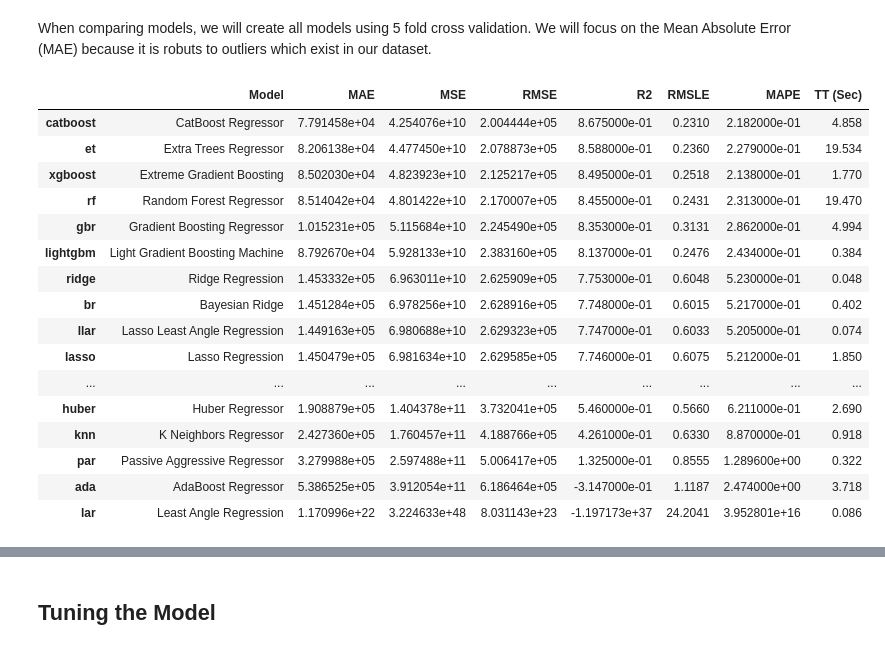
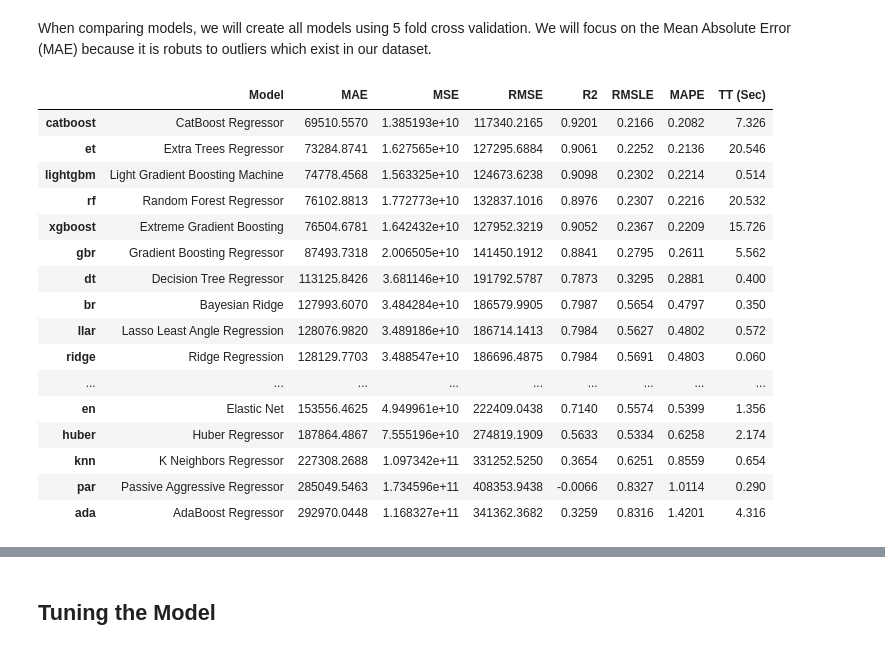
Before and after one commit to elvanselvano/purwadhika-final-project, a Jupyter notebook: notebooks/05_methodology.ipynb, the cells around one changed output, grey strips where cells are left out. Drawn from its saved outputs; the diff is of its cells as text; code cells hidden in the pictures.

```diff
--- a/notebooks/05_methodology.ipynb
+++ b/notebooks/05_methodology.ipynb
@@ -142,25 +179,25 @@ regression_setup = reg.setup(data=dataset, target='PRICE', session_id=42, use_gp
 # %% [markdown]
 When comparing models, we will create all models using 5 fold cross validation. We will focus on the Mean Absolute Error (MAE) because it is robuts to outliers which exist in our dataset.
 # %%
-models = compare_models(fold=5)
+models = reg.compare_models(fold=5, sort='MAE')
 # %% [output]
 |  | Model | MAE | MSE | RMSE | R2 | RMSLE | MAPE | TT (Sec) |
-| catboost | CatBoost Regressor | 7.791458e+04 | 4.254076e+10 | 2.004444e+05 | 8.675000e-01 | 0.2310 | 2.182000e-01 | 4.858 |
-| et | Extra Trees Regressor | 8.206138e+04 | 4.477450e+10 | 2.078873e+05 | 8.588000e-01 | 0.2360 | 2.279000e-01 | 19.534 |
-| xgboost | Extreme Gradient Boosting | 8.502030e+04 | 4.823923e+10 | 2.125217e+05 | 8.495000e-01 | 0.2518 | 2.138000e-01 | 1.770 |
-| rf | Random Forest Regressor | 8.514042e+04 | 4.801422e+10 | 2.170007e+05 | 8.455000e-01 | 0.2431 | 2.313000e-01 | 19.470 |
-| gbr | Gradient Boosting Regressor | 1.015231e+05 | 5.115684e+10 | 2.245490e+05 | 8.353000e-01 | 0.3131 | 2.862000e-01 | 4.994 |
-| lightgbm | Light Gradient Boosting Machine | 8.792670e+04 | 5.928133e+10 | 2.383160e+05 | 8.137000e-01 | 0.2476 | 2.434000e-01 | 0.384 |
-| ridge | Ridge Regression | 1.453332e+05 | 6.963011e+10 | 2.625909e+05 | 7.753000e-01 | 0.6048 | 5.230000e-01 | 0.048 |
-| br | Bayesian Ridge | 1.451284e+05 | 6.978256e+10 | 2.628916e+05 | 7.748000e-01 | 0.6015 | 5.217000e-01 | 0.402 |
-| llar | Lasso Least Angle Regression | 1.449163e+05 | 6.980688e+10 | 2.629323e+05 | 7.747000e-01 | 0.6033 | 5.205000e-01 | 0.074 |
-| lasso | Lasso Regression | 1.450479e+05 | 6.981634e+10 | 2.629585e+05 | 7.746000e-01 | 0.6075 | 5.212000e-01 | 1.850 |
+| catboost | CatBoost Regressor | 69510.5570 | 1.385193e+10 | 117340.2165 | 0.9201 | 0.2166 | 0.2082 | 7.326 |
+| et | Extra Trees Regressor | 73284.8741 | 1.627565e+10 | 127295.6884 | 0.9061 | 0.2252 | 0.2136 | 20.546 |
+| lightgbm | Light Gradient Boosting Machine | 74778.4568 | 1.563325e+10 | 124673.6238 | 0.9098 | 0.2302 | 0.2214 | 0.514 |
+| rf | Random Forest Regressor | 76102.8813 | 1.772773e+10 | 132837.1016 | 0.8976 | 0.2307 | 0.2216 | 20.532 |
+| xgboost | Extreme Gradient Boosting | 76504.6781 | 1.642432e+10 | 127952.3219 | 0.9052 | 0.2367 | 0.2209 | 15.726 |
+| gbr | Gradient Boosting Regressor | 87493.7318 | 2.006505e+10 | 141450.1912 | 0.8841 | 0.2795 | 0.2611 | 5.562 |
+| dt | Decision Tree Regressor | 113125.8426 | 3.681146e+10 | 191792.5787 | 0.7873 | 0.3295 | 0.2881 | 0.400 |
+| br | Bayesian Ridge | 127993.6070 | 3.484284e+10 | 186579.9905 | 0.7987 | 0.5654 | 0.4797 | 0.350 |
+| llar | Lasso Least Angle Regression | 128076.9820 | 3.489186e+10 | 186714.1413 | 0.7984 | 0.5627 | 0.4802 | 0.572 |
+| ridge | Ridge Regression | 128129.7703 | 3.488547e+10 | 186696.4875 | 0.7984 | 0.5691 | 0.4803 | 0.060 |
 | ... | ... | ... | ... | ... | ... | ... | ... | ... |
-| huber | Huber Regressor | 1.908879e+05 | 1.404378e+11 | 3.732041e+05 | 5.460000e-01 | 0.5660 | 6.211000e-01 | 2.690 |
-| knn | K Neighbors Regressor | 2.427360e+05 | 1.760457e+11 | 4.188766e+05 | 4.261000e-01 | 0.6330 | 8.870000e-01 | 0.918 |
-| par | Passive Aggressive Regressor | 3.279988e+05 | 2.597488e+11 | 5.006417e+05 | 1.325000e-01 | 0.8555 | 1.289600e+00 | 0.322 |
-| ada | AdaBoost Regressor | 5.386525e+05 | 3.912054e+11 | 6.186464e+05 | -3.147000e-01 | 1.1187 | 2.474000e+00 | 3.718 |
-| lar | Least Angle Regression | 1.170996e+22 | 3.224633e+48 | 8.031143e+23 | -1.197173e+37 | 24.2041 | 3.952801e+16 | 0.086 |
+| en | Elastic Net | 153556.4625 | 4.949961e+10 | 222409.0438 | 0.7140 | 0.5574 | 0.5399 | 1.356 |
+| huber | Huber Regressor | 187864.4867 | 7.555196e+10 | 274819.1909 | 0.5633 | 0.5334 | 0.6258 | 2.174 |
+| knn | K Neighbors Regressor | 227308.2688 | 1.097342e+11 | 331252.5250 | 0.3654 | 0.6251 | 0.8559 | 0.654 |
+| par | Passive Aggressive Regressor | 285049.5463 | 1.734596e+11 | 408353.9438 | -0.0066 | 0.8327 | 1.0114 | 0.290 |
+| ada | AdaBoost Regressor | 292970.0448 | 1.168327e+11 | 341362.3682 | 0.3259 | 0.8316 | 1.4201 | 4.316 |
 # %% [markdown]
 ## Create a Model
 
```
Also changed, not shown: parts of 45 cells of this notebook, 1 other file.
